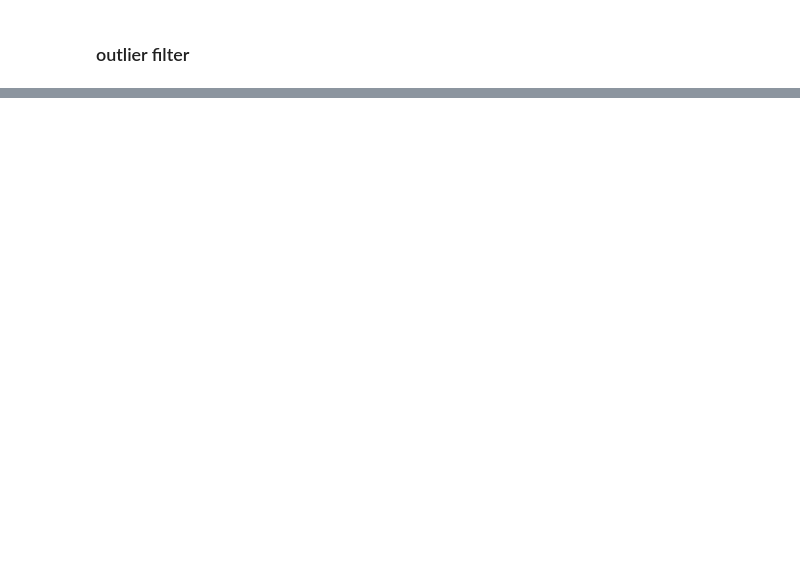
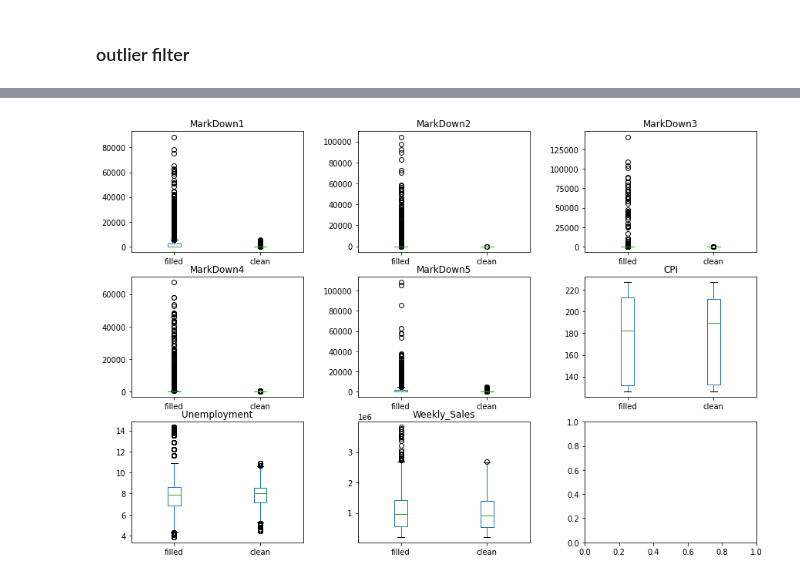
Before and after one commit to thomatrixting/Walmart_analysis, a Jupyter notebook: notebooks/0.0-thomas-data_processing.ipynb, the cells around one changed output, grey strips where cells are left out. Cells and saved outputs as stored; diff of their text form; code cells hidden in the pictures; blank space fills up the shorter version.

```diff
--- a/notebooks/0.0-thomas-data_processing.ipynb
+++ b/notebooks/0.0-thomas-data_processing.ipynb
@@ -151,0 +213,26 @@ NameError: name 'df_' is not defined
+# %%
+def remove_aoutliers_IQR(series):
+    Q1 = series.quantile(0.25)
+    Q3 = series.quantile(0.75)
+    IQR = Q3-Q1
+
+    min_value = Q1-1.5*IQR
+    max_value = Q3+1.5*IQR
+
+    series_clean_index = (series > min_value) & (series < max_value)
+    return series[series_clean_index]
+# %%
+df_clean = df_filled[columns].apply(remove_aoutliers_IQR).dropna()
+
+fig,axs = plt.subplots(3,3,figsize=(12,8),sharey=False)
+plt.tight_layout(w_pad=4)
+column = set(df_filled.columns)-set(['Date','type'])
+
+for feature, ax in zip(columns,axs.flatten()):
+    data = pd.concat([df_filled[feature],df_clean[feature]],axis=1)
+    data.columns = ['filled','clean']
+
+    data.plot(kind='box',label=f'filled',ax=ax)
+    ax.set_title(feature)
+# %% [output]
+[figure, added]
```
Also changed, not shown: parts of 11 cells of this notebook, 1 other file.
